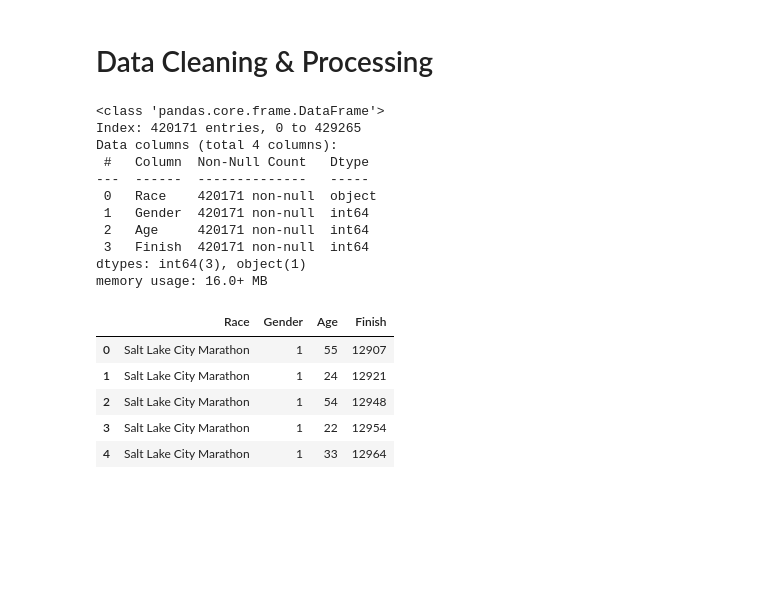
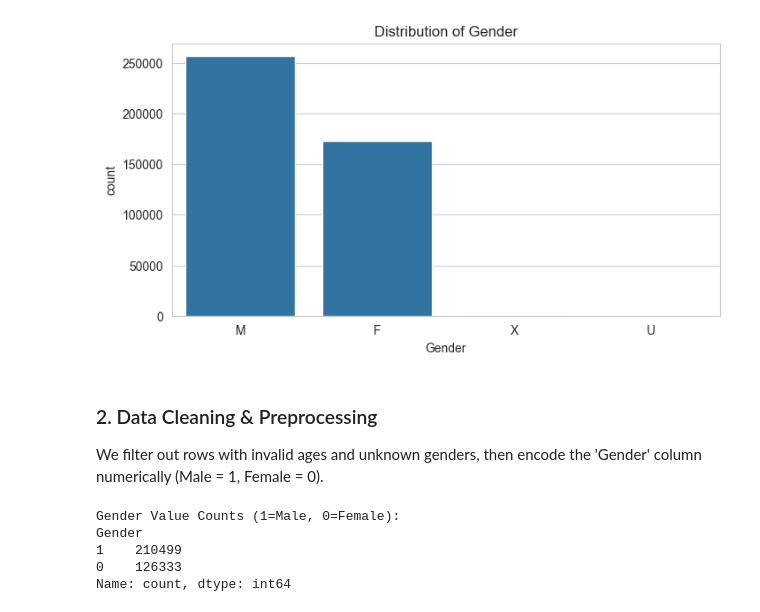
Before and after one commit to mazds-dev/MarathonPredictingFinishTime, a Jupyter notebook: notebook/marathon_predicting_finish_time.ipynb, the cells around one changed output. Saved outputs shown, nothing was run; the diff lists cells and outputs as text; code cells hidden in the pictures; blank space fills up the shorter version.

Commit message:
Final project version: updated notebook, evaluation, conclusion, and added performance plots

```diff
--- a/notebook/marathon_predicting_finish_time.ipynb
+++ b/notebook/marathon_predicting_finish_time.ipynb
@@ -20,7 +29,10 @@ import pandas as pd
 import numpy as np
 import matplotlib.pyplot as plt
 import seaborn as sns
+
 from sklearn.model_selection import train_test_split
 from sklearn.linear_model import LinearRegression
 from sklearn.metrics import r2_score, mean_absolute_error, mean_squared_error
+
+sns.set_style("whitegrid")
 # %% [markdown]
@@ -61,3 +87,14 @@ memory usage: 22.9+ MB
+# %%
+# Distribution of gender before encoding
+df['Gender'].value_counts()
+plt.figure(figsize=(8,4))
+sns.countplot(x='Gender', data=df)
+plt.title('Distribution of Gender')
+plt.show()
+# %% [output]
+[figure, added]
 # %% [markdown]
-# Data Cleaning & Processing
+### 2. Data Cleaning & Preprocessing
+
+We filter out rows with invalid ages and unknown genders, then encode the 'Gender' column numerically (Male = 1, Female = 0).
 # %%
@@ -75,22 +117,0 @@ df = df.drop(columns=['Name', 'Age Bracket', 'Year'])
-# %%
-df.info()
-df['Gender'].value_counts()
-df.head()
-# %% [output]
-<class 'pandas.core.frame.DataFrame'>
-Index: 420171 entries, 0 to 429265
-Data columns (total 4 columns):
- #   Column  Non-Null Count   Dtype
----  ------  --------------   -----
- 0   Race    420171 non-null  object
- 1   Gender  420171 non-null  int64
- 2   Age     420171 non-null  int64
- 3   Finish  420171 non-null  int64
-dtypes: int64(3), object(1)
-memory usage: 16.0+ MB
-|  | Race | Gender | Age | Finish |
-| 0 | Salt Lake City Marathon | 1 | 55 | 12907 |
-| 1 | Salt Lake City Marathon | 1 | 24 | 12921 |
-| 2 | Salt Lake City Marathon | 1 | 54 | 12948 |
-| 3 | Salt Lake City Marathon | 1 | 22 | 12954 |
-| 4 | Salt Lake City Marathon | 1 | 33 | 12964 |
@@ -99,0 +118,10 @@ df['Gender'].value_counts()
+# %%
+# Display value counts for encoded Gender
+print("Gender Value Counts (1=Male, 0=Female):")
+print(df['Gender'].value_counts())
+# %% [output]
+Gender Value Counts (1=Male, 0=Female):
+Gender
+1    210499
+0    126333
+Name: count, dtype: int64
```
Also changed, not shown: parts of 34 cells of this notebook, 4 other files.
